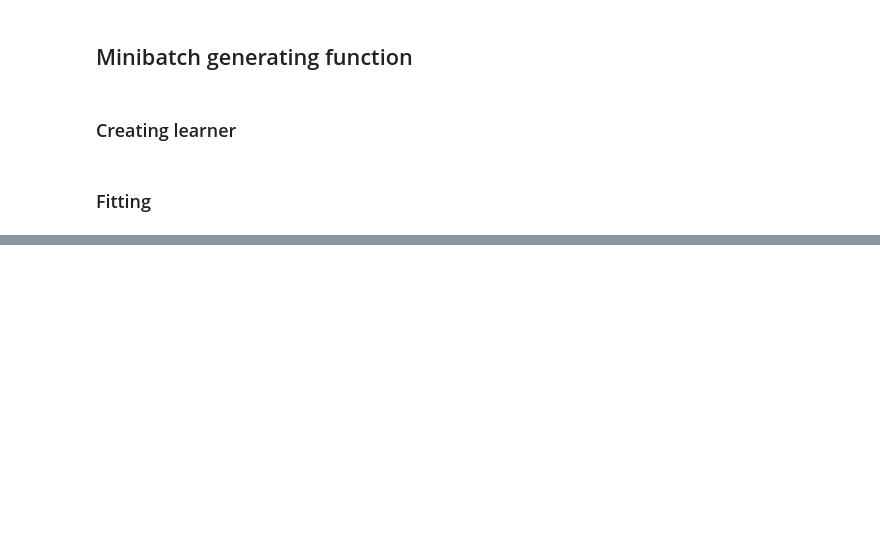
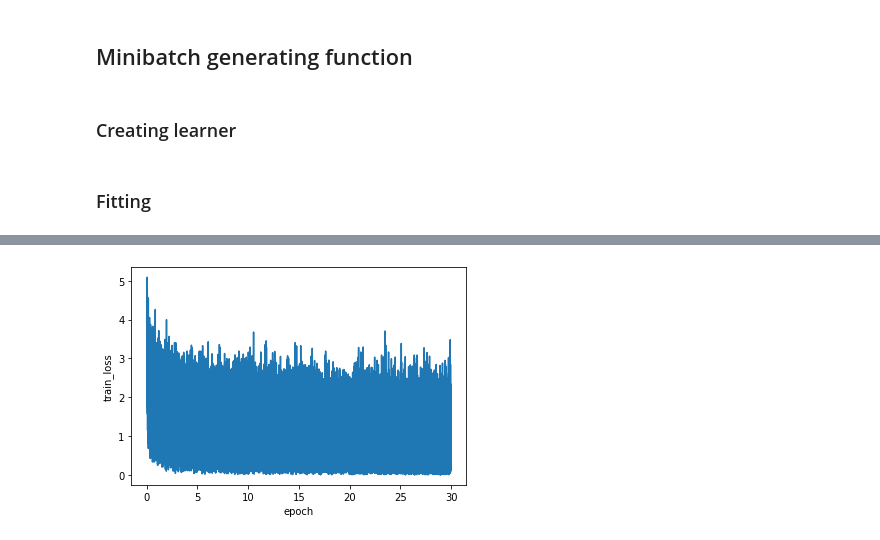
Before and after one commit to nibydlo/Thesis, a Jupyter notebook: topics_ds/SubTaskBatches.ipynb, the cells around one changed output, grey strips where cells are left out. Drawn from its saved outputs; the diff is of its cells as text; code cells hidden in the pictures; blank space fills up the shorter version.

```diff
--- a/topics_ds/SubTaskBatches.ipynb
+++ b/topics_ds/SubTaskBatches.ipynb
@@ -172,0 +229,7 @@ for epoch in range(EPOCHS):
+# %%
+plt.plot([e / 5000 for e in range(len(train_loss_history))], train_loss_history)
+plt.xlabel('epoch')
+plt.ylabel('train_loss')
+plt.show()
+# %% [output]
+[figure, added]
```
Also changed, not shown: parts of 8 cells of this notebook.
